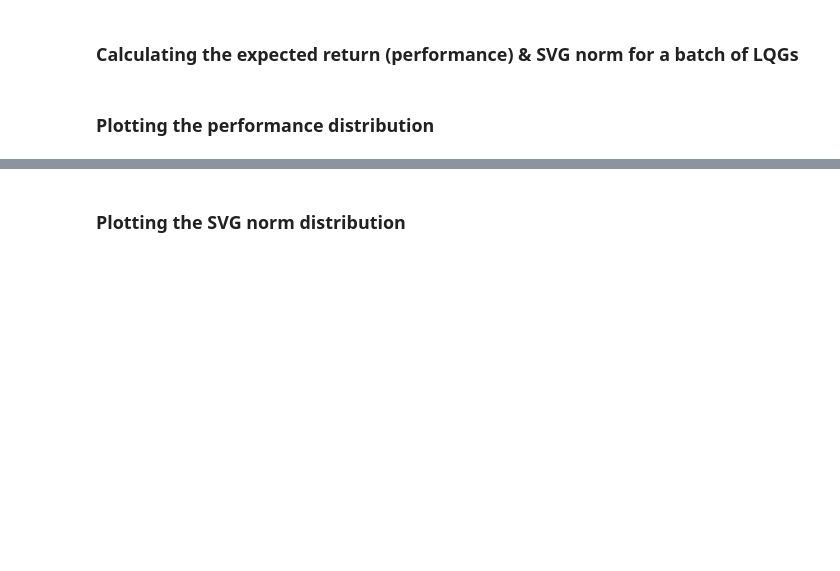
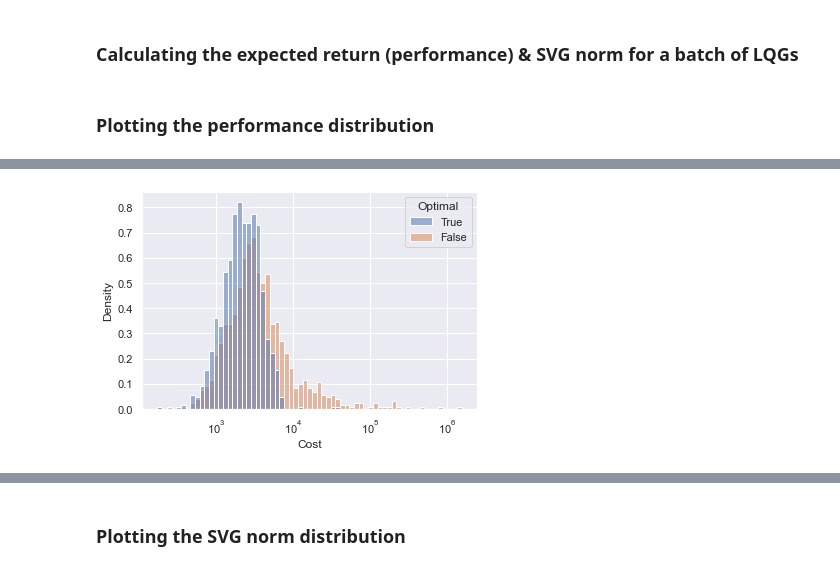
Before and after one commit to 0xangelo/LQSVG, a Jupyter notebook: experiments/perf_and_grad.ipynb, the cells around one changed output, grey strips where cells are left out. Saved outputs shown, nothing was run; the diff lists cells and outputs as text; code cells hidden in the pictures; blank space fills up the shorter version.

```diff
--- a/experiments/perf_and_grad.ipynb
+++ b/experiments/perf_and_grad.ipynb
@@ -441,2 +466,4 @@ def plot_optimal_vs_random_performances_hist(
 # %%
-plot_optimal_vs_random_performances_hist((2, 2, 100))
+plot_optimal_vs_random_costs_hist((2, 2, 1000))
+# %% [output]
+[figure, added]
```
Also changed, not shown: parts of 21 cells of this notebook, 1 other file.
